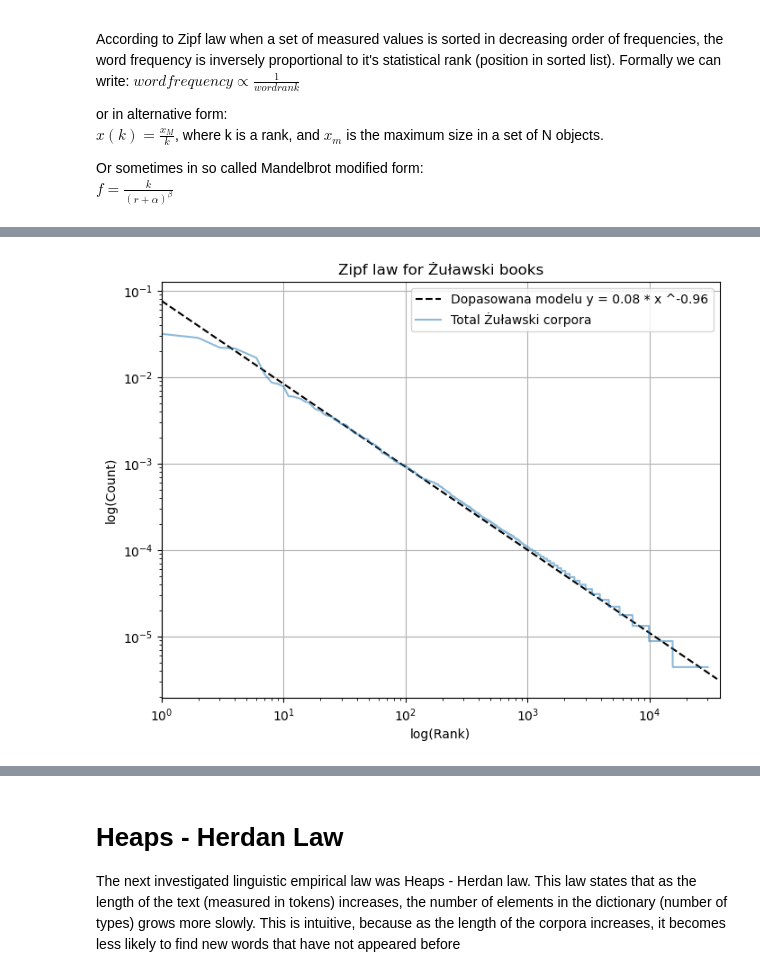
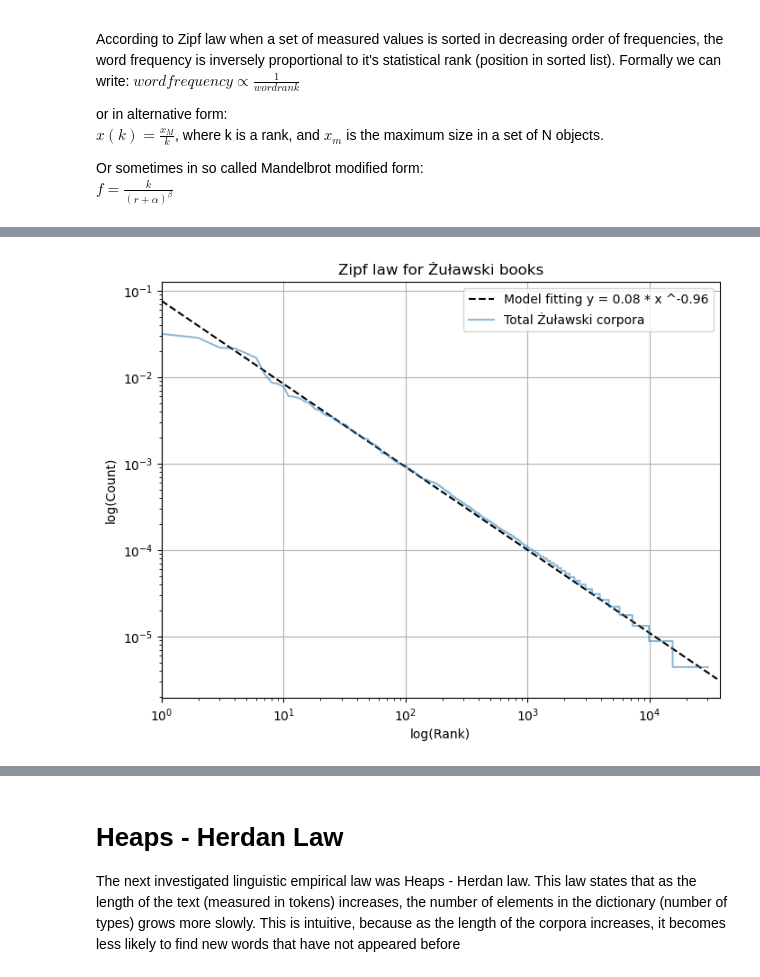
Before and after one commit to jakubfigura/nlp_lab, a Jupyter notebook: language_laws.ipynb, the cells around one changed output, grey strips where cells are left out. Saved outputs shown, nothing was run; the diff lists cells and outputs as text; code cells hidden in the pictures.

```diff
--- a/language_laws.ipynb
+++ b/language_laws.ipynb
@@ -220,7 +222,7 @@ vals = func(a, b, args)
 
 
 plt.figure(figsize = (8, 6))
-plt.plot(args, vals, linestyle = "--", color = 'black', label = f'Dopasowana modelu y = {round(a,2)} * x ^{round(b,2)}')
+plt.plot(args, vals, linestyle = "--", color = 'black', label = f'Model fitting y = {round(a,2)} * x ^{round(b,2)}')
 
 n_counted_books = sorted_books[0][1].head(30115 - 1) #because we are starting for 0, since log0 is not defined
 rank = np.arange(1, len(n_counted_books['count']) + 1)
@@ -233,6 +235,7 @@ plt.xscale('log')
 plt.yscale('log')
 plt.grid(True)
 plt.legend()
+# plt.savefig("zipf_law_for_total_zulawski_books.png")
 plt.show()
 # %% [output]
                             OLS Regression Results
@@ -245,14 +248,14 @@ Time:                        02:33:51   Log-Likelihood:                 9313.6
 No. Observations:               35888   AIC:                        -1.862e+04
 Df Residuals:                   35886   BIC:                        -1.861e+04
 Df Model:                           1
 Covariance Type:            nonrobust
 ==============================================================================
 ... (9 lines left out)
 ==============================================================================
 
 Notes:
 [1] Standard Errors assume that the covariance matrix of the errors is correctly specified.
-[figure, old version]
+[figure, new version]
 # %% [markdown]
 As we can see on the log - log plot the frequencies of words from corpora of three Żuławski books is distributed according to Zipf Law.
 </br>
```
Also changed, not shown: parts of 10 cells of this notebook.
